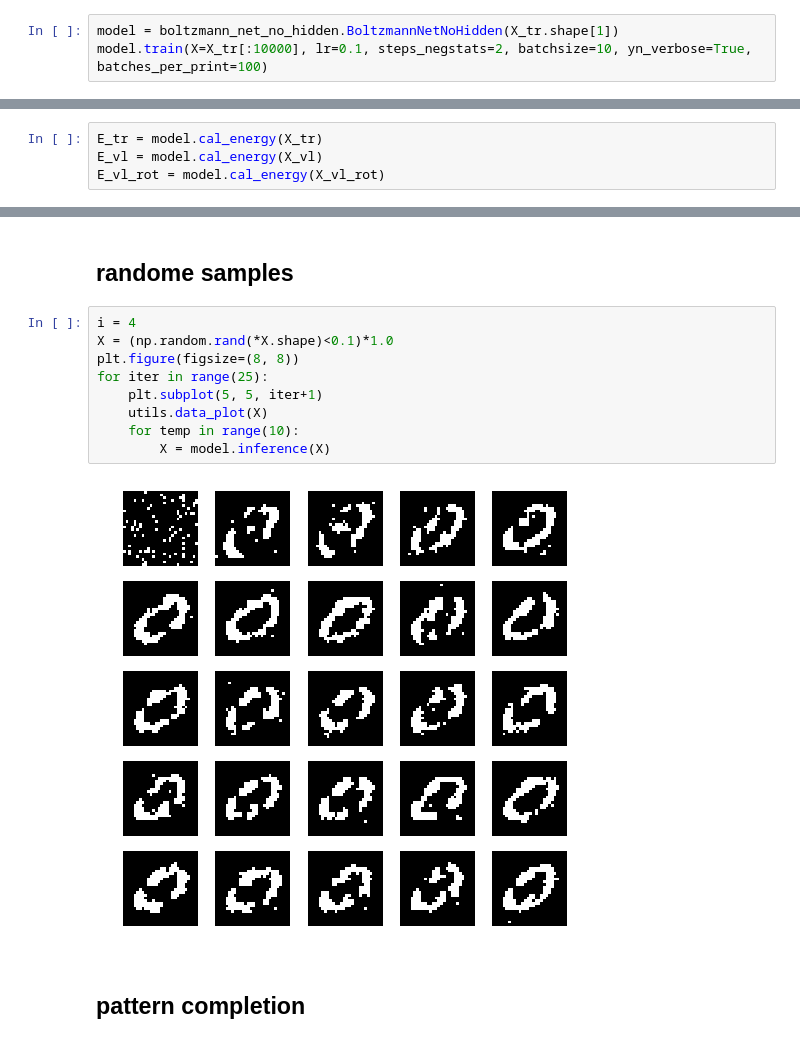
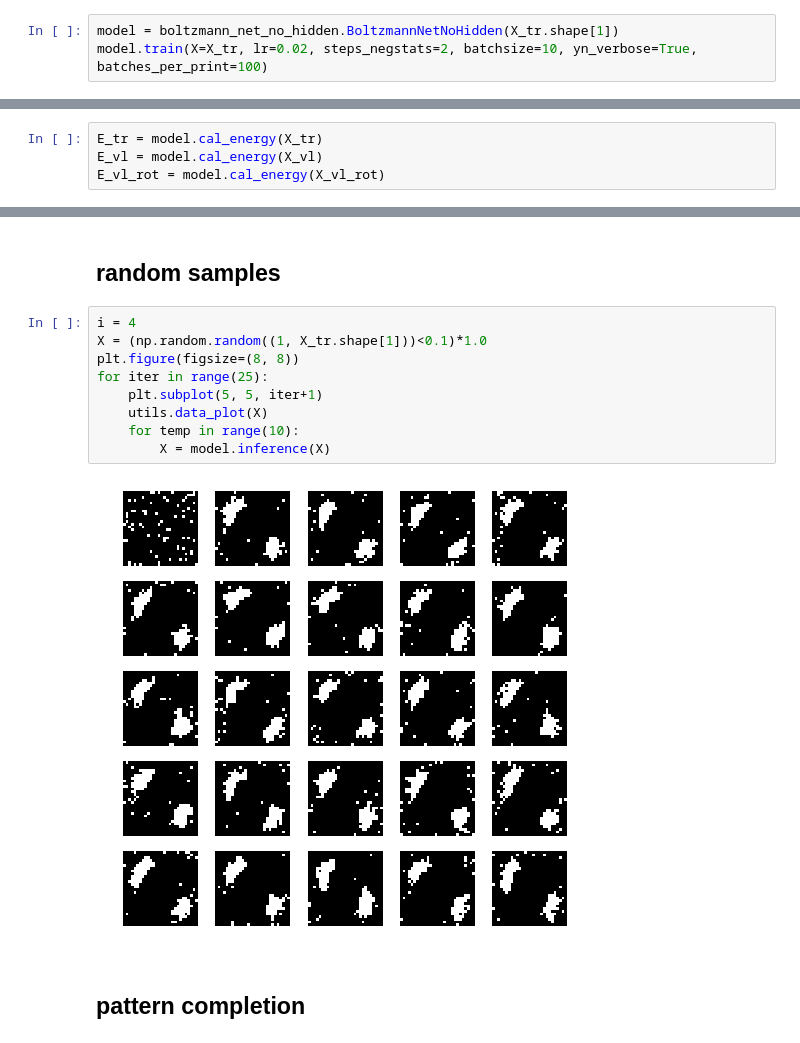
Before and after one commit to SummitKwan/DynamicNN, a Jupyter notebook: temp_script/try_hopfield_numpy.ipynb, the cells around one changed output, grey strips where cells are left out. Cells and saved outputs as stored; diff of their text form.

Commit message:
stochastic hopfield model, with expriment on pattern completion

```diff
--- a/temp_script/try_hopfield_numpy.ipynb
+++ b/temp_script/try_hopfield_numpy.ipynb
@@ -165,5 +161,5 @@ importlib.reload(boltzmann_net_no_hidden)
 <module 'boltzmann_net_no_hidden' from '/shared/homes/sguan/Coding_Projects/DynamicNN/boltzmann_net_no_hidden.py'>
 # %%
 model = boltzmann_net_no_hidden.BoltzmannNetNoHidden(X_tr.shape[1])
-model.train(X=X_tr[:10000], lr=0.1, steps_negstats=2, batchsize=10, yn_verbose=True, batches_per_print=100)
+model.train(X=X_tr, lr=0.02, steps_negstats=2, batchsize=10, yn_verbose=True, batches_per_print=100)
 # %% [output]
@@ -195,15 +198,15 @@ plt.legend(['train', 'val, original', 'val_rotated'])
 # %% [markdown]
-## randome samples
+## random samples
 # %%
 i = 4
-X = (np.random.rand(*X.shape)<0.1)*1.0
+X = (np.random.random((1, X_tr.shape[1]))<0.1)*1.0
 plt.figure(figsize=(8, 8))
 for iter in range(25):
     plt.subplot(5, 5, iter+1)
     utils.data_plot(X)
     for temp in range(10):
         X = model.inference(X)
 # %% [output]
-[figure, old version]
+[figure, new version]
 # %% [markdown]
 ## pattern completion
```
Also changed, not shown: parts of 24 cells of this notebook, 2 other files.
